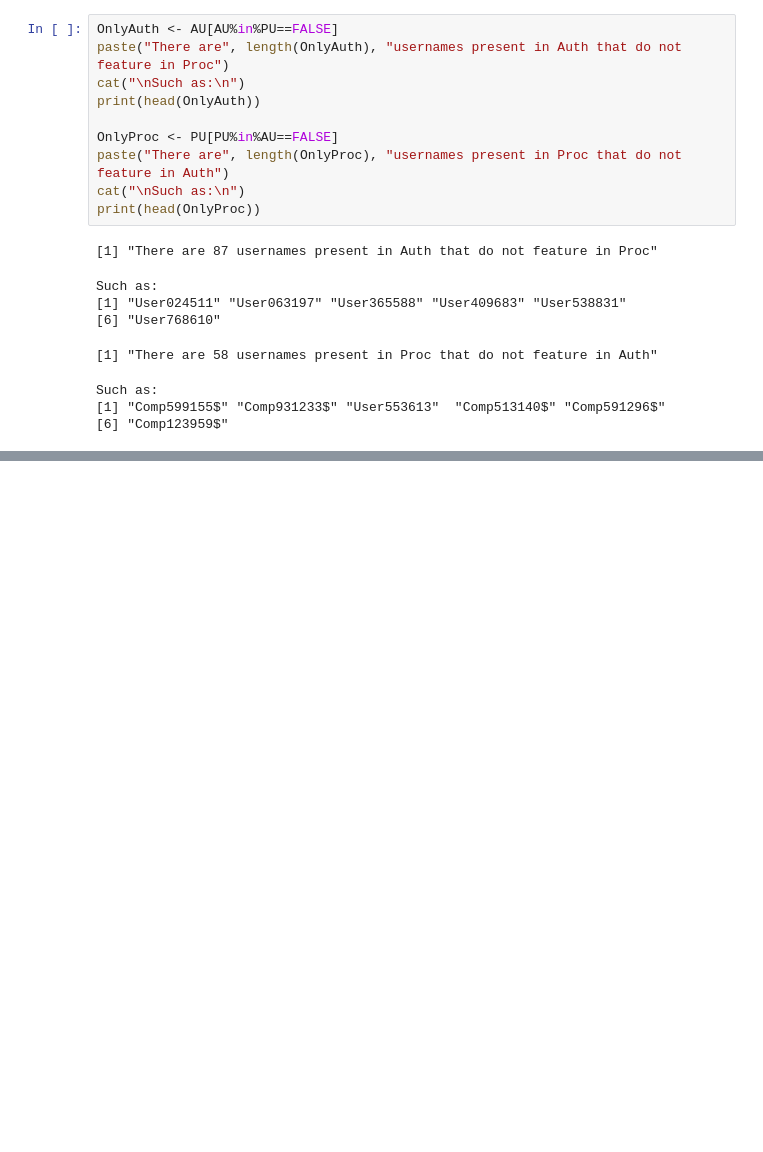
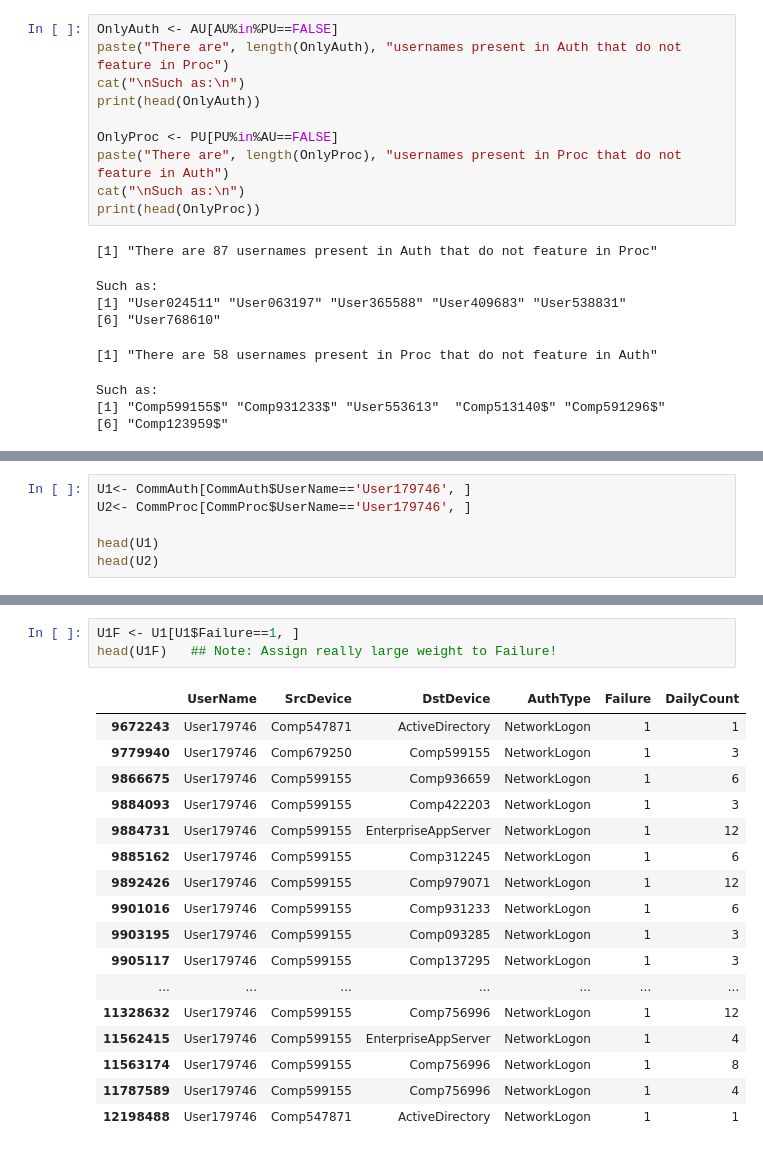
Before and after one commit to gabejg/Advanced-Cyber-Analytics-for-Attack-Detection, a Jupyter notebook: Alex/Comparing Usernames.ipynb, the cells around one changed output, grey strips where cells are left out. Drawn from its saved outputs; the diff is of its cells as text; blank space fills up the shorter version.

```diff
--- a/Alex/Comparing Usernames.ipynb
+++ b/Alex/Comparing Usernames.ipynb
@@ -48,0 +136,6 @@ Such as:
+# %%
+U1<- CommAuth[CommAuth$UserName=='User179746', ]
+U2<- CommProc[CommProc$UserName=='User179746', ]
+
+head(U1)
+head(U2)
@@ -48,0 +157,21 @@ Such as:
+# %%
+U1F <- U1[U1$Failure==1, ]
+head(U1F)   ## Note: Assign really large weight to Failure!
+# %% [output]
+|  | UserName | SrcDevice | DstDevice | AuthType | Failure | DailyCount |
+| 9672243 | User179746 | Comp547871 | ActiveDirectory | NetworkLogon | 1 | 1 |
+| 9779940 | User179746 | Comp679250 | Comp599155 | NetworkLogon | 1 | 3 |
+| 9866675 | User179746 | Comp599155 | Comp936659 | NetworkLogon | 1 | 6 |
+| 9884093 | User179746 | Comp599155 | Comp422203 | NetworkLogon | 1 | 3 |
+| 9884731 | User179746 | Comp599155 | EnterpriseAppServer | NetworkLogon | 1 | 12 |
+| 9885162 | User179746 | Comp599155 | Comp312245 | NetworkLogon | 1 | 6 |
+| 9892426 | User179746 | Comp599155 | Comp979071 | NetworkLogon | 1 | 12 |
+| 9901016 | User179746 | Comp599155 | Comp931233 | NetworkLogon | 1 | 6 |
+| 9903195 | User179746 | Comp599155 | Comp093285 | NetworkLogon | 1 | 3 |
+| 9905117 | User179746 | Comp599155 | Comp137295 | NetworkLogon | 1 | 3 |
+| ... | ... | ... | ... | ... | ... | ... |
+| 11328632 | User179746 | Comp599155 | Comp756996 | NetworkLogon | 1 | 12 |
+| 11562415 | User179746 | Comp599155 | EnterpriseAppServer | NetworkLogon | 1 | 4 |
+| 11563174 | User179746 | Comp599155 | Comp756996 | NetworkLogon | 1 | 8 |
+| 11787589 | User179746 | Comp599155 | Comp756996 | NetworkLogon | 1 | 4 |
+| 12198488 | User179746 | Comp547871 | ActiveDirectory | NetworkLogon | 1 | 1 |
```
Also changed, not shown: parts of 15 cells of this notebook.
